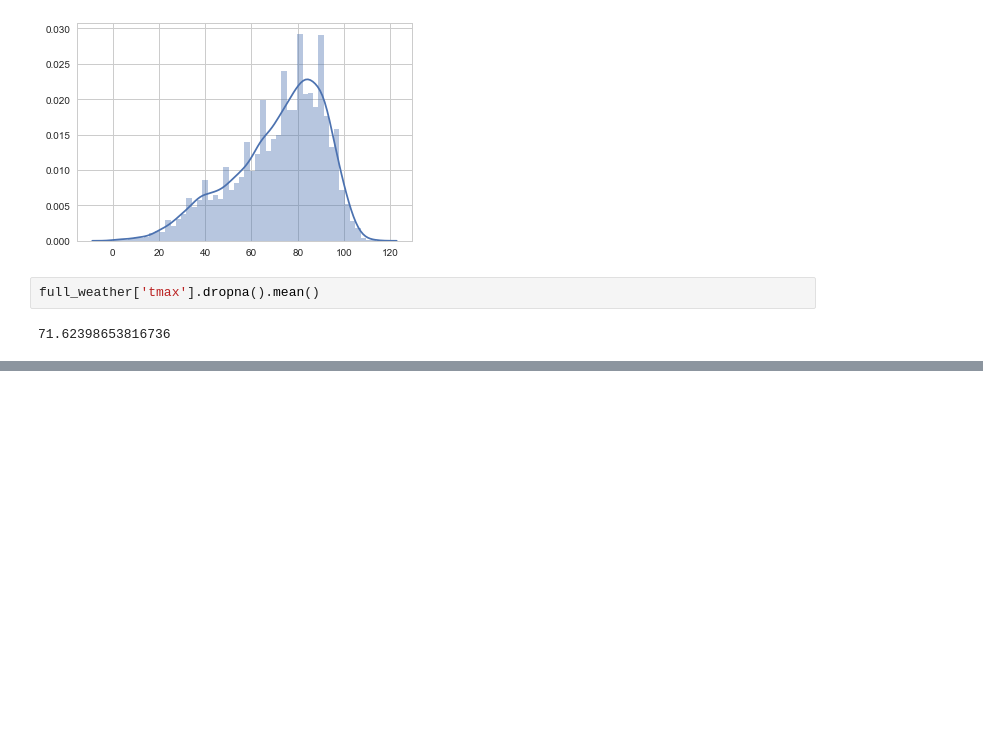
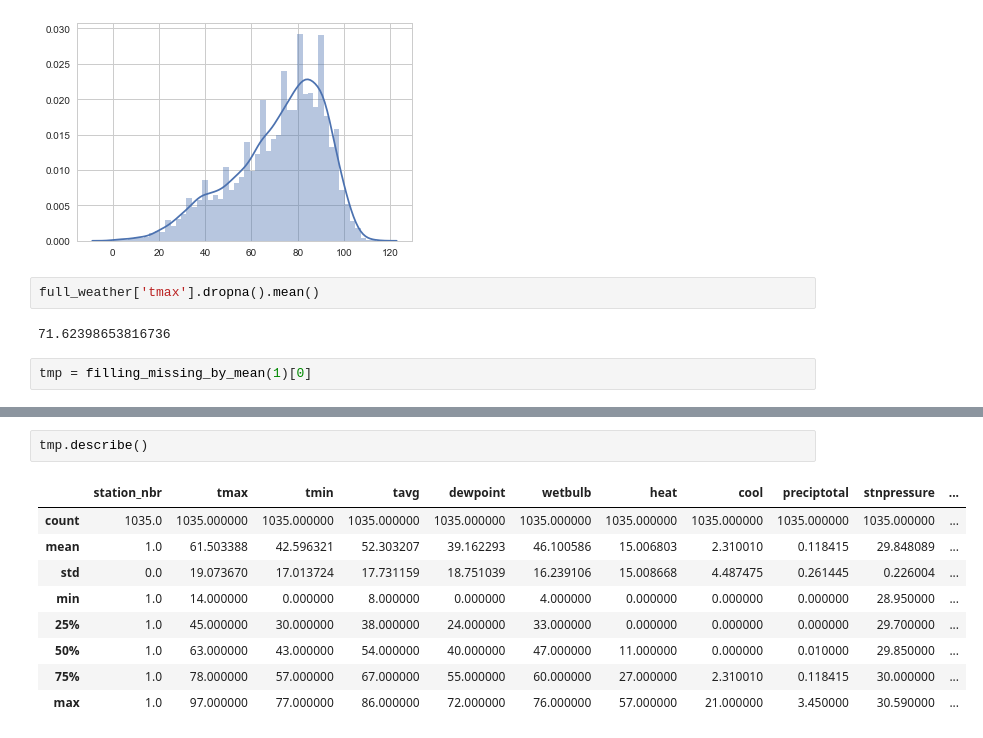
Before and after one commit to lucaseo/dss7-walmart-project, a Jupyter notebook: jw/fill_missing_by_mean.ipynb, the cells around one changed output, grey strips where cells are left out. Cells and saved outputs as stored; diff of their text form; blank space fills up the shorter version.

Commit message:
180309 Added every filled station

```diff
--- a/jw/fill_missing_by_mean.ipynb
+++ b/jw/fill_missing_by_mean.ipynb
@@ -257,3 +271,5 @@ sns.distplot(full_weather['tmax'].dropna().values)
 full_weather['tmax'].dropna().mean()
 # %% [output]
 71.62398653816736
+# %%
+tmp = filling_missing_by_mean(1)[0]
@@ -259,0 +294,12 @@ full_weather['tmax'].dropna().mean()
+# %%
+tmp.describe()
+# %% [output]
+|  | station_nbr | tmax | tmin | tavg | dewpoint | wetbulb | heat | cool | preciptotal | stnpressure | ... |
+| count | 1035.0 | 1035.000000 | 1035.000000 | 1035.000000 | 1035.000000 | 1035.000000 | 1035.000000 | 1035.000000 | 1035.000000 | 1035.000000 | ... |
+| mean | 1.0 | 61.503388 | 42.596321 | 52.303207 | 39.162293 | 46.100586 | 15.006803 | 2.310010 | 0.118415 | 29.848089 | ... |
+| std | 0.0 | 19.073670 | 17.013724 | 17.731159 | 18.751039 | 16.239106 | 15.008668 | 4.487475 | 0.261445 | 0.226004 | ... |
+| min | 1.0 | 14.000000 | 0.000000 | 8.000000 | 0.000000 | 4.000000 | 0.000000 | 0.000000 | 0.000000 | 28.950000 | ... |
+| 25% | 1.0 | 45.000000 | 30.000000 | 38.000000 | 24.000000 | 33.000000 | 0.000000 | 0.000000 | 0.000000 | 29.700000 | ... |
+| 50% | 1.0 | 63.000000 | 43.000000 | 54.000000 | 40.000000 | 47.000000 | 11.000000 | 0.000000 | 0.010000 | 29.850000 | ... |
+| 75% | 1.0 | 78.000000 | 57.000000 | 67.000000 | 55.000000 | 60.000000 | 27.000000 | 2.310010 | 0.118415 | 30.000000 | ... |
+| max | 1.0 | 97.000000 | 77.000000 | 86.000000 | 72.000000 | 76.000000 | 57.000000 | 21.000000 | 3.450000 | 30.590000 | ... |
```
Also changed, not shown: parts of 8 cells of this notebook, 46 other files.
